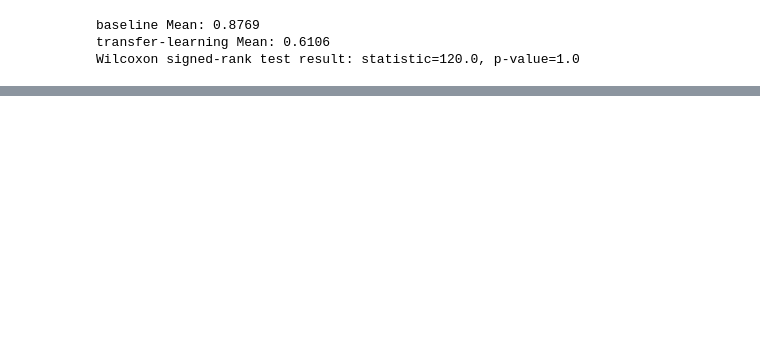
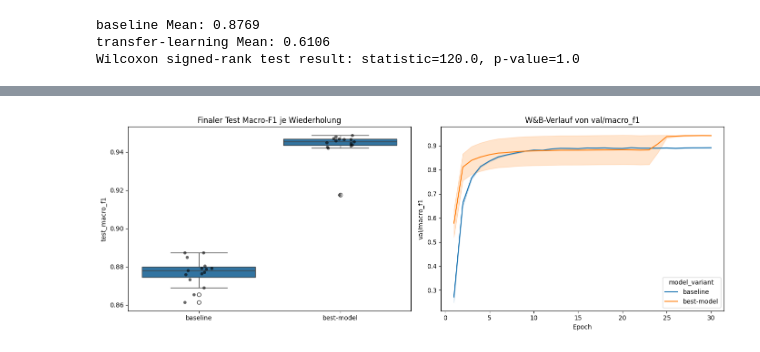
Before and after one commit to HorusXIV/DEL, a Jupyter notebook: notebooks/del_report.ipynb, the cells around one changed output, grey strips where cells are left out. Cells and saved outputs as stored; diff of their text form; code cells hidden in the pictures; blank space fills up the shorter version.

Commit message:
Notebook, correct errors, streamlined comments, should now be a nice, clean dokument

```diff
--- a/notebooks/del_report.ipynb
+++ b/notebooks/del_report.ipynb
@@ -2792,0 +2802,18 @@ Wichtig anzumerken ist, dass diese Ergebnisse nur als experimentelle Evidenz inn
+# %%
+best_modell_path = results_dir / "best_model_runs.csv"
+best_summary_path = results_dir / "best_model_summary.json"
+
+bestModell_variant_runs_df = pd.read_csv(best_modell_path)
+bestModel_runs_df = pd.concat([baseline_runs_df, hyp10_variant_runs_df], ignore_index=True)
+
+bestModell_variant_wandb_runs = list(
+    api.runs(
+        path=project_path,
+        filters={
+            "config.experiment_name": "Best_Modell",
+            "config.is_summary_run": False,
+        },
+    )
+)
+
+bestModell_wandb_runs = baseline_wandb_runs + bestModell_variant_wandb_runs
@@ -2792,0 +2866,40 @@ Wichtig anzumerken ist, dass diese Ergebnisse nur als experimentelle Evidenz inn
+# %%
+fig, axes = plt.subplots(1, 2, figsize=(14, 5))
+
+sns.boxplot(
+    data=bestModell_wandb_final_df,
+    x="model_variant",
+    y="test_macro_f1",
+    order=['baseline', 'best-model'],
+    ax=axes[0],
+)
+sns.stripplot(
+    data=bestModell_wandb_final_df,
+    x="model_variant",
+    y="test_macro_f1",
+    order=['baseline', 'best-model'],
+    color="black",
+    alpha=0.6,
+    ax=axes[0],
+)
+axes[0].set_title("Finaler Test Macro-F1 je Wiederholung")
+axes[0].set_xlabel("")
+axes[0].set_ylabel("test_macro_f1")
+
+sns.lineplot(
+    data=bestModell_history_df,
+    x="_step",
+    y="val/macro_f1",
+    hue="model_variant",
+    estimator="mean",
+    errorbar="se",
+    ax=axes[1],
+)
+axes[1].set_title("W&B-Verlauf von val/macro_f1")
+axes[1].set_xlabel("Epoch")
+axes[1].set_ylabel("val/macro_f1")
+
+plt.tight_layout()
+plt.show()
+# %% [output]
+[figure, added]
```
Also changed, not shown: parts of 14 cells of this notebook.
